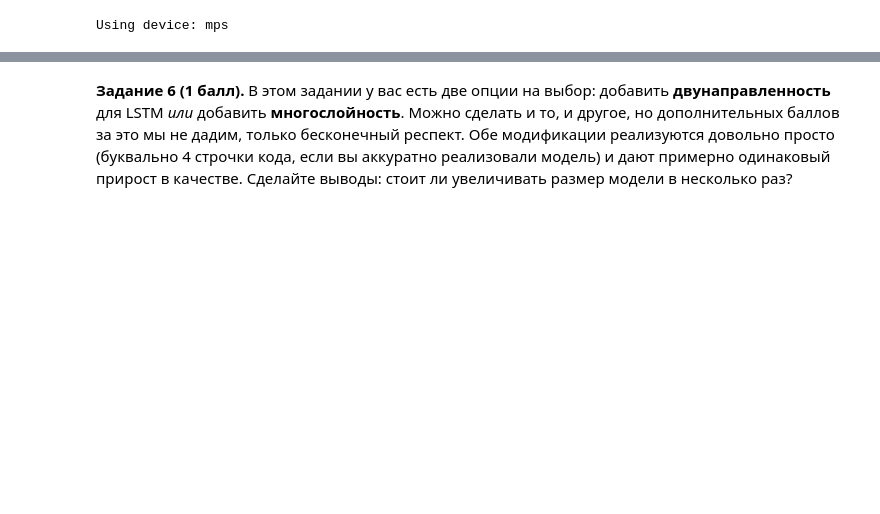
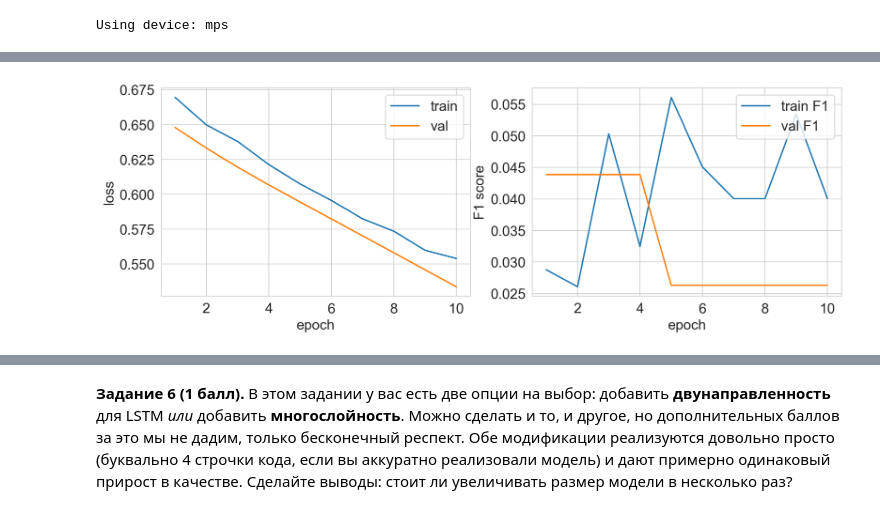
Before and after one commit to aapetukhov/NLP, a Jupyter notebook: nlp_hw2/nlp_hw2.ipynb, the cells around one changed output, grey strips where cells are left out. Cells and saved outputs as stored; diff of their text form; code cells hidden in the pictures; blank space fills up the shorter version.

Commit message:
add lstm

```diff
--- a/nlp_hw2/nlp_hw2.ipynb
+++ b/nlp_hw2/nlp_hw2.ipynb
@@ -241,0 +256,32 @@ __Задание 5 (2 балла).__ Реализуйте LSTM по описан
+# %%
+VOCAB_SIZE = len(word_tokenizer.idx2word)
+OUTPUT_SIZE = len(y_train.iloc[0])
+EMBEDDING_DIM = 128
+HIDDEN_SIZE = 64
+NUM_EPOCHS = 10
+LR = 3e-4
+
+lstm = models.LSTM(
+    vocab_size=VOCAB_SIZE,
+    embedding_dim=EMBEDDING_DIM,
+    hidden_size=HIDDEN_SIZE,
+    output_size=OUTPUT_SIZE
+    ).to(device)
+
+optimizer = torch.optim.Adam(lstm.parameters(), lr=LR)
+criterion = nn.BCELoss()
+
+trainer = trainers.Trainer(
+    model=lstm,
+    optimizer=optimizer,
+    scheduler=None,
+    train_loader=train_loader,
+    val_loader=test_loader,
+    num_epochs=NUM_EPOCHS,
+    device=device,
+    criterion=criterion
+)
+
+trainer.train()
+# %% [output]
+[figure, added]
```
Also changed, not shown: parts of 5 cells of this notebook, 2 other files.
